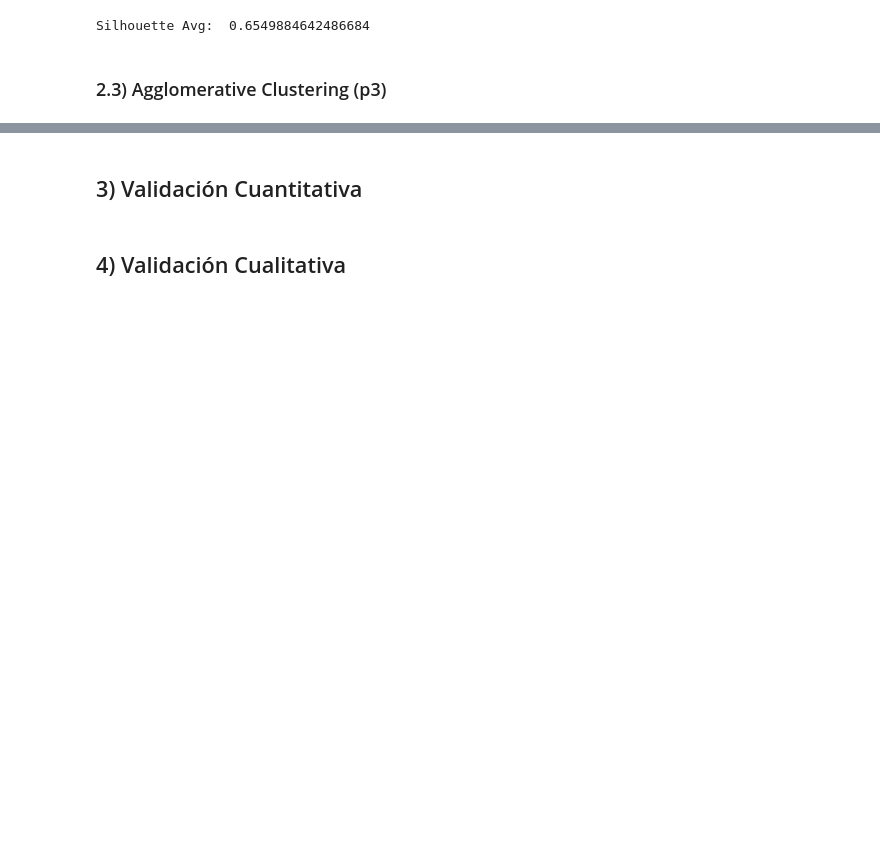
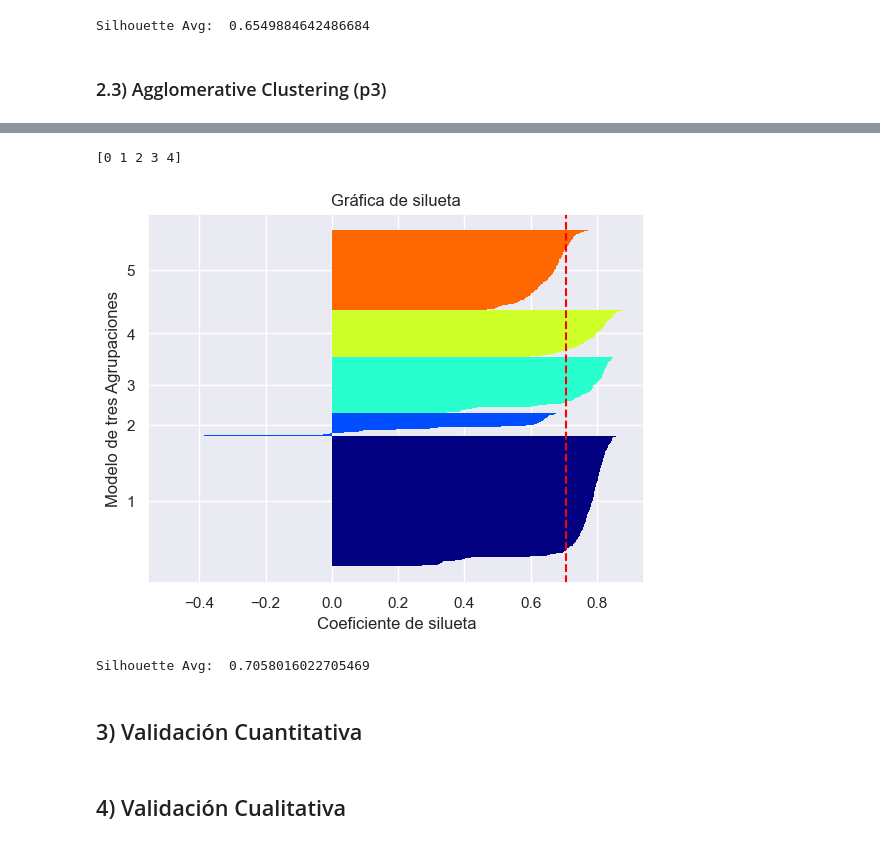
Before and after one commit to BI-DATASCIENCE/Lab2, a Jupyter notebook: Lab2_BI.ipynb, the cells around one changed output, grey strips where cells are left out. Saved outputs shown, nothing was run; the diff lists cells and outputs as text; code cells hidden in the pictures; blank space fills up the shorter version.

```diff
--- a/Lab2_BI.ipynb
+++ b/Lab2_BI.ipynb
@@ -812,3 +827,14 @@ Coeficiente de silueta para Agglomerative Clustering con 5 clusters: 0.486631956
+# %%
+agg_clustering = AgglomerativeClustering(n_clusters=5, metric='euclidean', linkage='ward')
+labels = agg_clustering.fit_predict(data_normalized)
+
+plot_silhouette(data = data_normalized,
+                labels = labels,
+                ylabel = 'Modelo de tres Agrupaciones')
+# %% [output]
+[0 1 2 3 4]
+[figure, added]
+Silhouette Avg:  0.7058016022705469
 # %% [markdown]
 ## 3) Validación Cuantitativa
 # %% [markdown]
```
Also changed, not shown: parts of 58 cells of this notebook.
